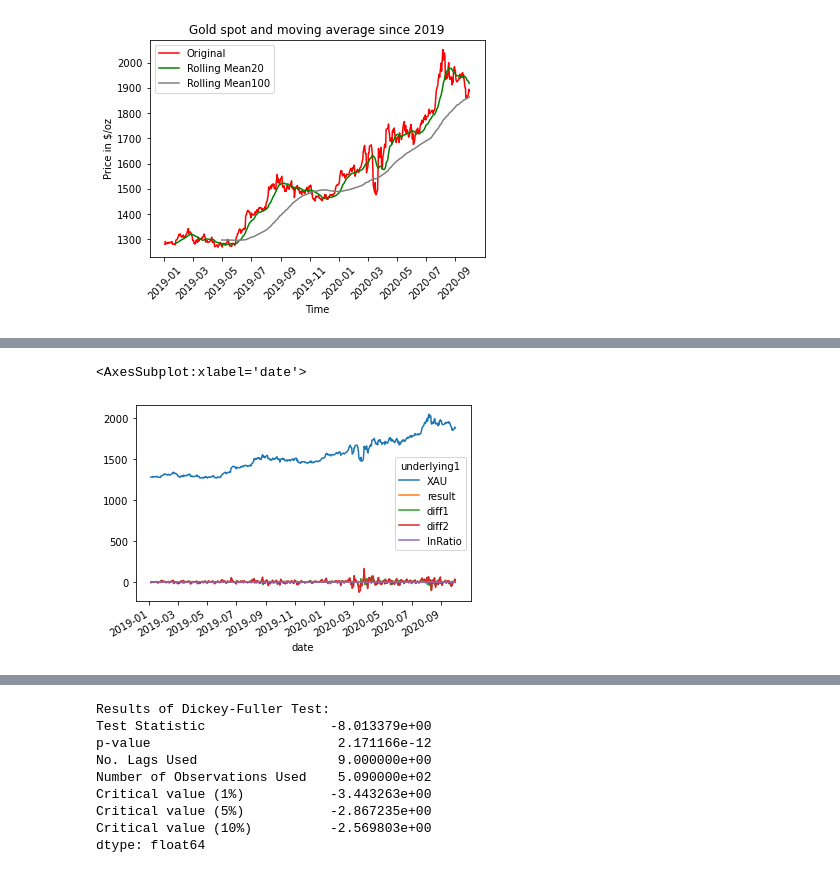
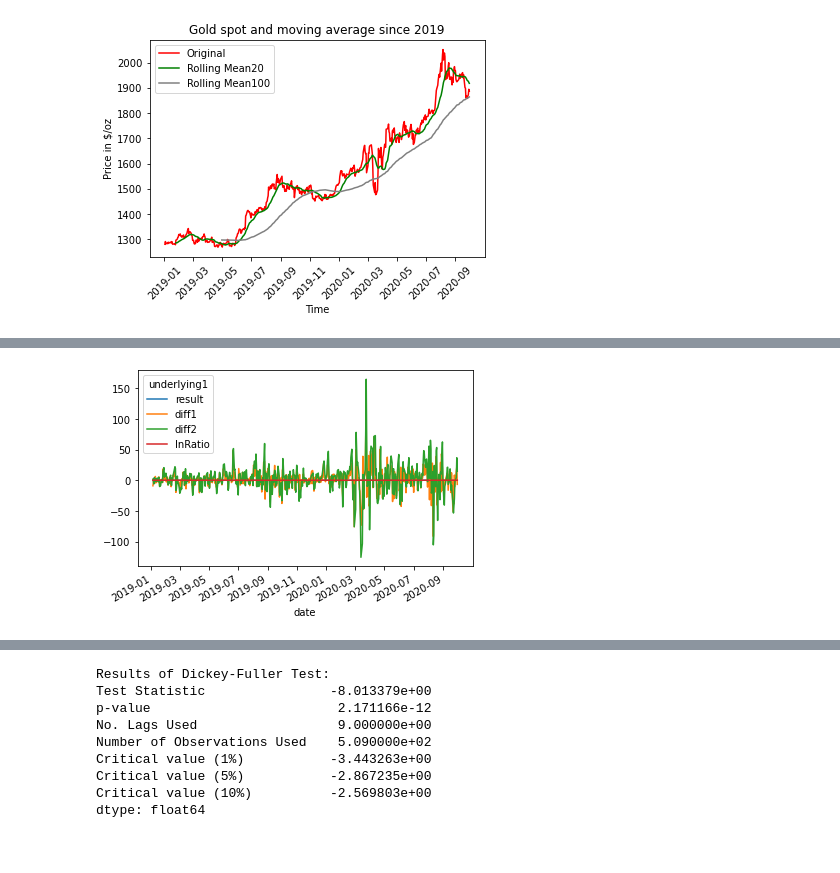
Before and after one commit to FranckNgN/Spot-prediction, a Jupyter notebook: report.ipynb, the cells around one changed output, grey strips where cells are left out. Saved outputs shown, nothing was run; the diff lists cells and outputs as text; code cells hidden in the pictures.

```diff
--- a/report.ipynb
+++ b/report.ipynb
@@ -240,14 +162,13 @@ outsampling and insampling?
 # %%
 xauTransform = xau.copy()
 xauTransform['result'] = xauTransform['XAU'].pct_change()
 xauTransform['diff1'] = xauTransform['XAU'].diff(1)
 xauTransform['diff2'] = xauTransform['XAU'].diff(2)
 
 xauTransform['lnRatio'] = np.log(xauTransform['XAU'] / xauTransform['XAU'].shift(1))
 xauTransform = xauTransform.dropna()
 #xauTransform['logResult'] = np.log(xauTransform.result)
-#xauTransform.drop(columns='XAU',inplace=True)
-xauTransform.plot()
+xauTransform.drop(columns='XAU',inplace=True)
+xauTransform.plot();
 # %% [output]
-<AxesSubplot:xlabel='date'>
-[figure, old version]
+[figure, new version]
```
Also changed, not shown: parts of 61 cells of this notebook.
